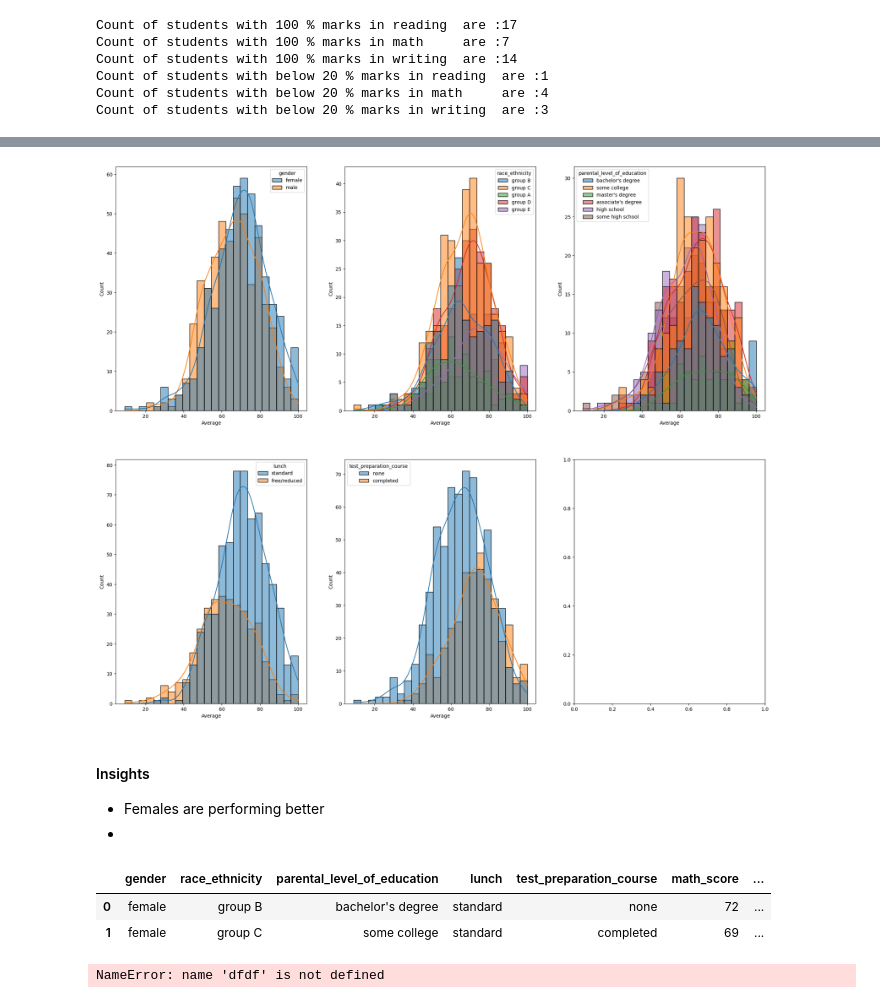
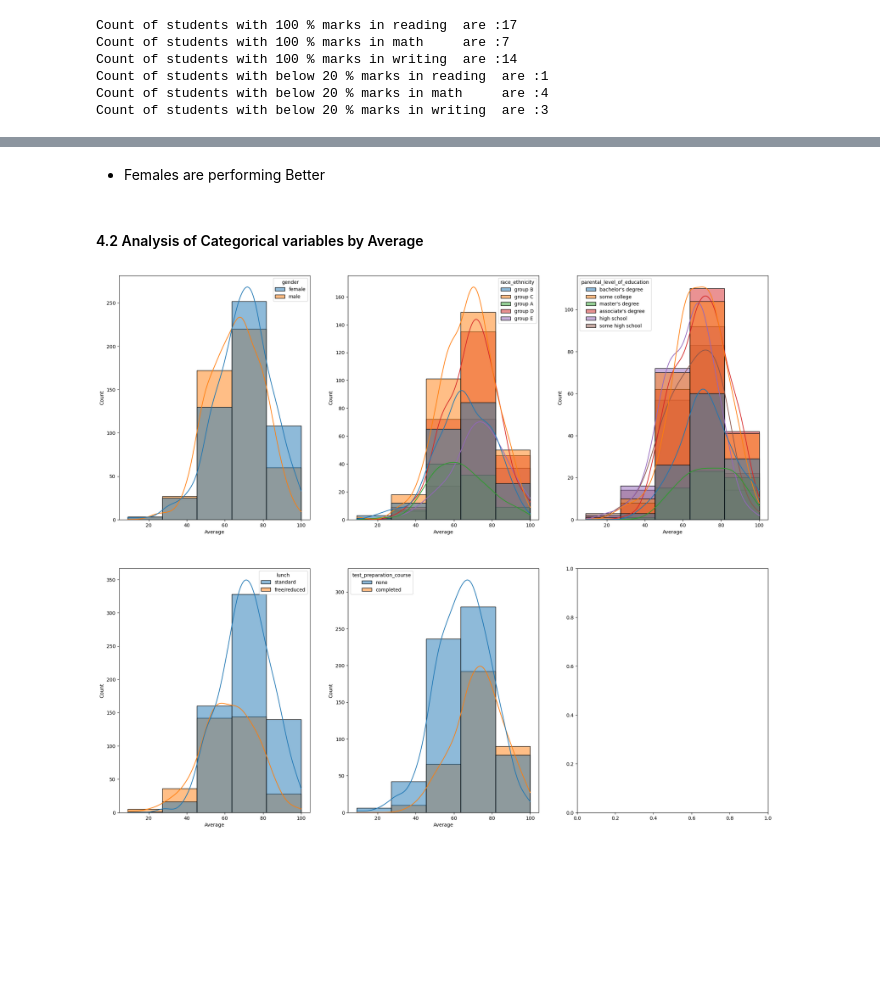
Before and after one commit to Deep-art-commits/MachineLearning_Projects, a Jupyter notebook: notebook/1 . EDA STUDENT PERFORMANCE .ipynb, the cells around one changed output, grey strips where cells are left out. Cells and saved outputs as stored; diff of their text form; code cells hidden in the pictures; blank space fills up the shorter version.

```diff
--- a/notebook/1 . EDA STUDENT PERFORMANCE .ipynb
+++ b/notebook/1 . EDA STUDENT PERFORMANCE .ipynb
@@ -210,37 +207,27 @@ sns.histplot(data=df,x='Total_score',bins=30,kde=True,hue='gender')
+# %% [markdown]
+- Females are performing Better
+# %% [markdown]
+#### 4.2 Analysis of Categorical variables by Average
 # %%
 plt.subplots(2,3,figsize=(24,20))
 feature=df.columns
 
 for i in enumerate(categorical_variables):
     plt.subplot(2,3,i[0]+1)
-    sns.histplot(data=df,x='Average',hue=i[1],kde=True)
+    sns.histplot(data=df,x='Average',hue=i[1],kde=True,binwidth=20)
 
 # plt.subplots(2,3,figsize=(24,20))
 # plt.subplot(2,3,1)
 # sns.histplot(data=df,x='Total_score',hue='parental_level_of_education',kde=True)
 # plt.subplot(2,3,2)
 # sns.histplot(data=df[df['gender']=='male'],x='Total_score',hue='parental_level_of_education',kde=True)
 # plt.subplot(2,3,3)
 # sns.histplot(data=df[df['gender']=='female'],x='Total_score',hue='parental_level_of_education',kde=True)
 # plt.subplot(2,3,4)
 # sns.histplot(data=df,x='Average',hue='parental_level_of_education',kde=True)
 # plt.subplot(2,3,5)
 # sns.histplot(data=df[df['gender']=='male'],x='Average',hue='parental_level_of_education',kde=True)
 # plt.subplot(2,3,6)
 # sns.histplot(data=df[df['gender']=='female'],x='Average',hue='parental_level_of_education',kde=True)
 # %% [output]
-[figure, old version]
+[figure, new version]
-# %% [markdown]
-#### Insights
-- Females are performing better
--
-# %%
-df.head(2)
-# %% [output]
-|  | gender | race_ethnicity | parental_level_of_education | lunch | test_preparation_course | math_score | ... |
-| 0 | female | group B | bachelor's degree | standard | none | 72 | ... |
-| 1 | female | group C | some college | standard | completed | 69 | ... |
-# %%
-dfdf.groupby(['race_ethnicity']).sum().sort_values(by=['Average'],ascending=False)
-# %% [output]
-NameError: name 'dfdf' is not defined
```
Also changed, not shown: parts of 11 cells of this notebook.
